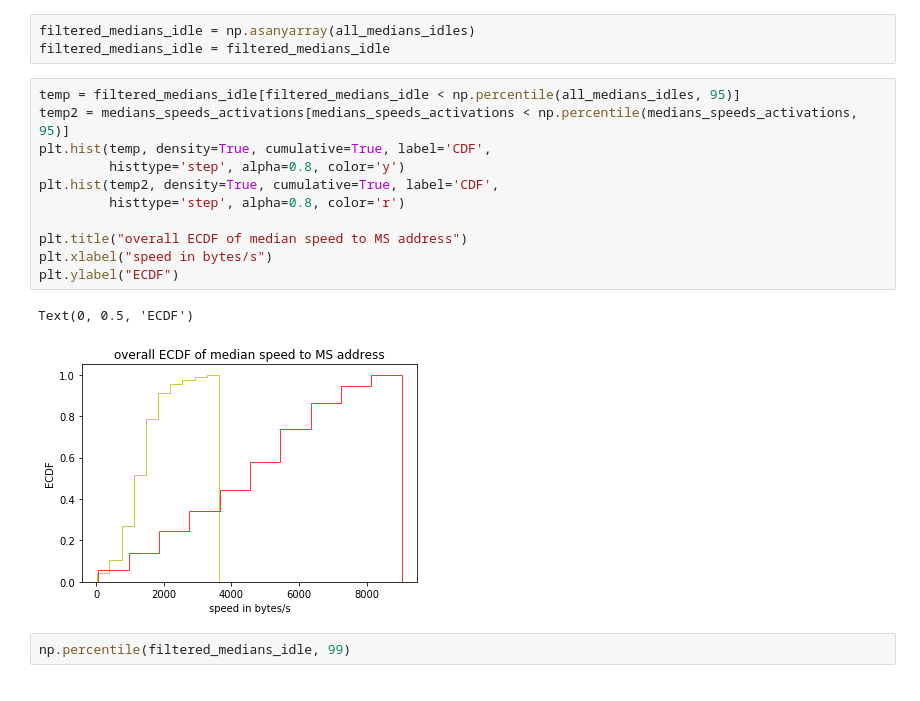
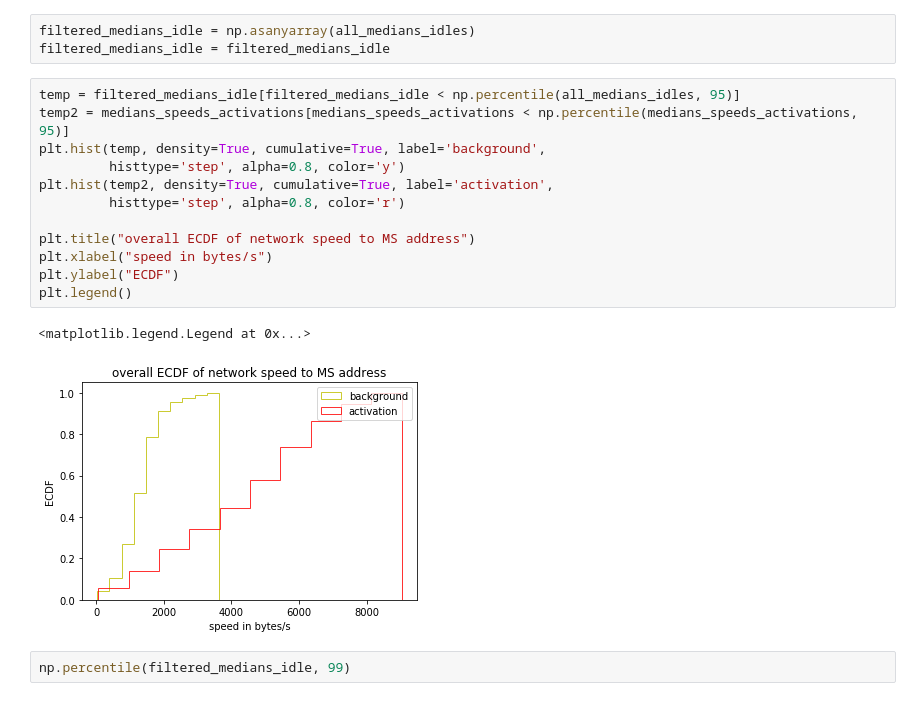
Before and after one commit to wnykuang/activation_detector, a Jupyter notebook: EDA_modeling_final1a.ipynb, the cells around one changed output. Cells and saved outputs as stored; diff of their text form.

```diff
--- a/EDA_modeling_final1a.ipynb
+++ b/EDA_modeling_final1a.ipynb
@@ -2936,17 +2936,18 @@ filtered_medians_idle = filtered_medians_idle
 # %%
 temp = filtered_medians_idle[filtered_medians_idle < np.percentile(all_medians_idles, 95)]
 temp2 = medians_speeds_activations[medians_speeds_activations < np.percentile(medians_speeds_activations, 95)]
-plt.hist(temp, density=True, cumulative=True, label='CDF',
+plt.hist(temp, density=True, cumulative=True, label='background',
          histtype='step', alpha=0.8, color='y')
-plt.hist(temp2, density=True, cumulative=True, label='CDF',
+plt.hist(temp2, density=True, cumulative=True, label='activation',
          histtype='step', alpha=0.8, color='r')
 
-plt.title("overall ECDF of median speed to MS address")
+plt.title("overall ECDF of network speed to MS address")
 plt.xlabel("speed in bytes/s")
 plt.ylabel("ECDF")
+plt.legend()
 # %% [output]
-Text(0, 0.5, 'ECDF')
+<matplotlib.legend.Legend at 0x...>
-[figure, old version]
+[figure, new version]
 # %%
 np.percentile(filtered_medians_idle, 99)
 # %% [output]
```
Also changed, not shown: parts of 12 cells of this notebook.
